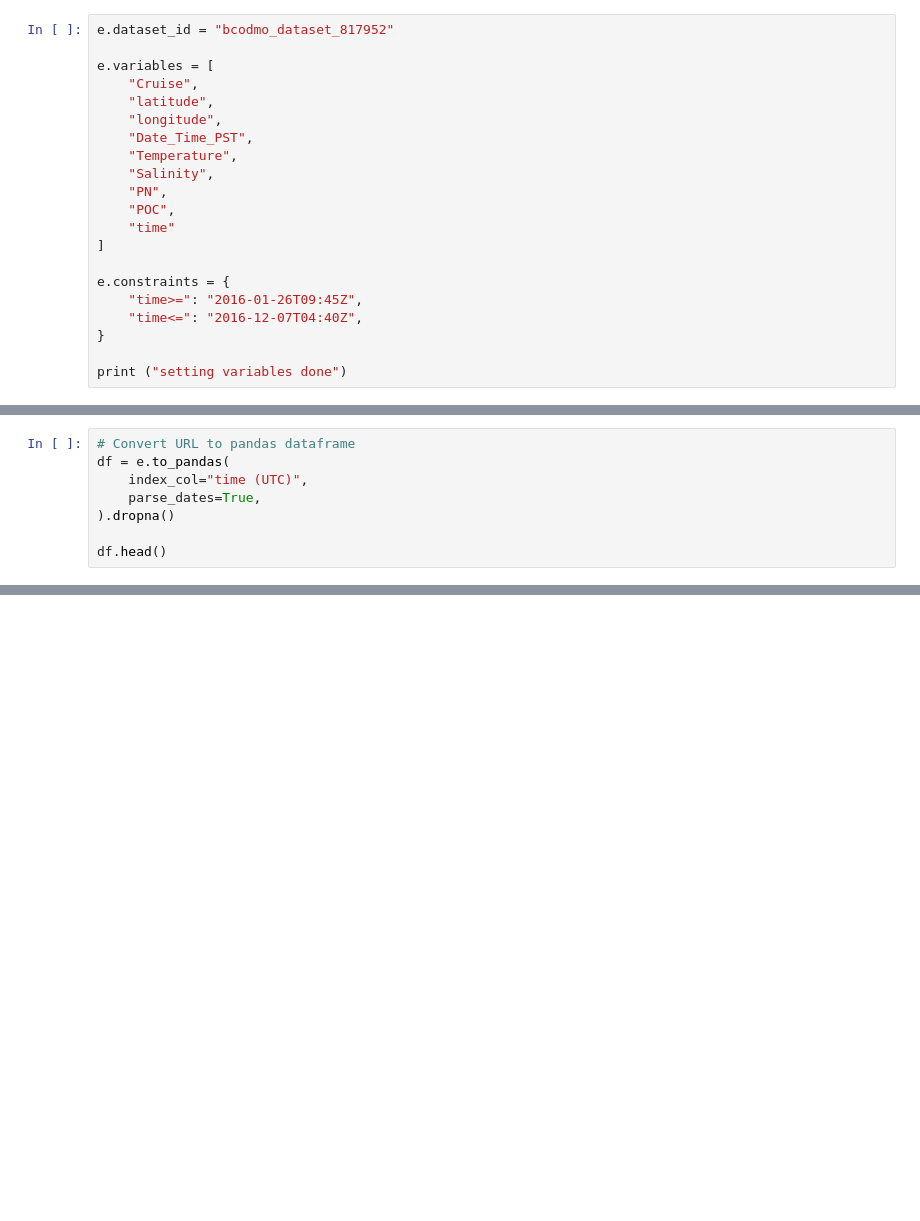
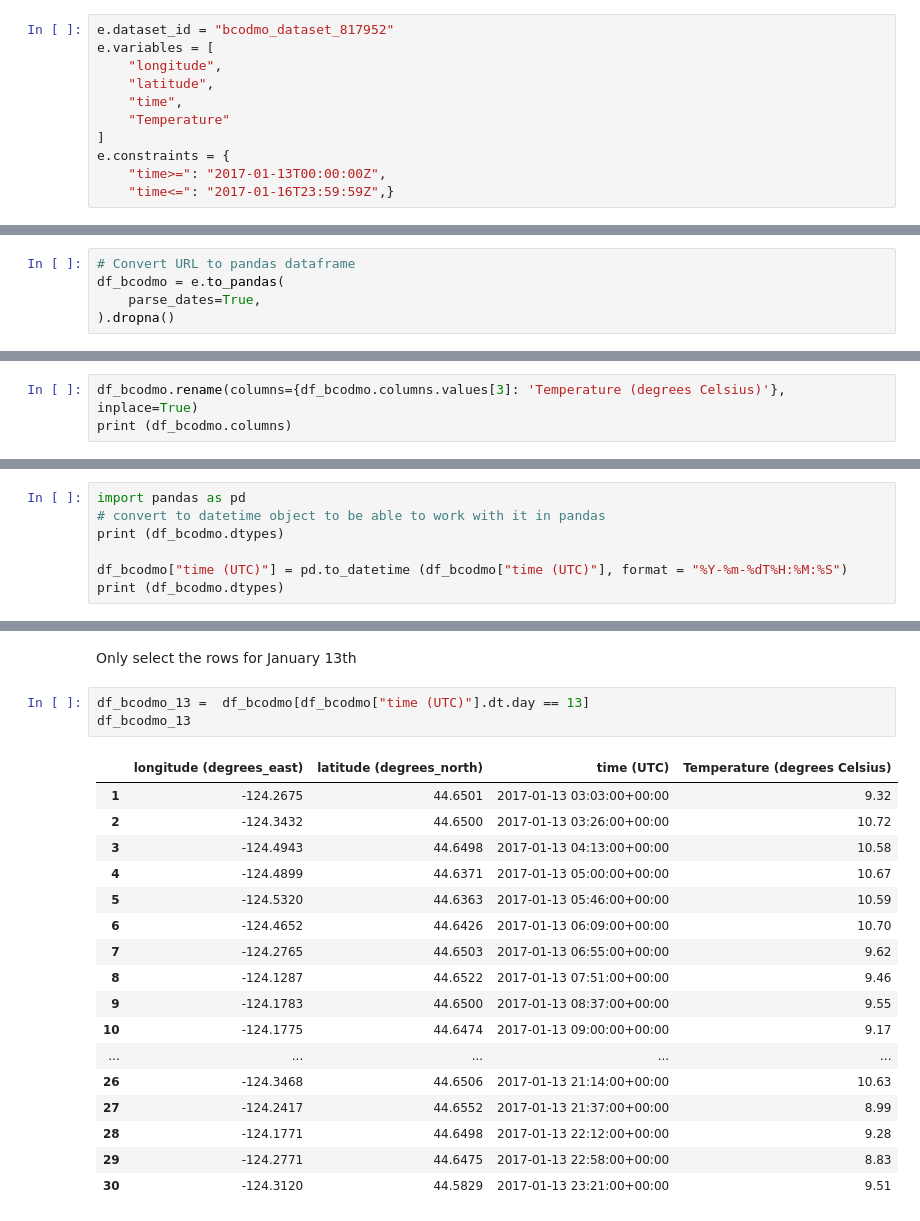
Before and after one commit to k-rns/workshop_data_reuse, a Jupyter notebook: _episodes/04_dataset_directly.ipynb, the cells around one changed output, grey strips where cells are left out. Drawn from its saved outputs; the diff is of its cells as text; blank space fills up the shorter version.

```diff
--- a/_episodes/04_dataset_directly.ipynb
+++ b/_episodes/04_dataset_directly.ipynb
@@ -26,21 +101,11 @@ Step 2: Populate the object with  a dataset id, variables of interest,  and its
 # %%
 e.dataset_id = "bcodmo_dataset_817952"
-
 e.variables = [
-    "Cruise",
+    "longitude",
     "latitude",
-    "longitude",
-    "Date_Time_PST",
-    "Temperature",
-    "Salinity",
-    "PN",
-    "POC",
-    "time"
+    "time",
+    "Temperature"
 ]
-
 e.constraints = {
-    "time>=": "2016-01-26T09:45Z",
-    "time<=": "2016-12-07T04:40Z",
-}
-
-print ("setting variables done")
+    "time>=": "2017-01-13T00:00:00Z",
+    "time<=": "2017-01-16T23:59:59Z",}
@@ -61,8 +123,5 @@ Import the dataset into a pandas dataframe. Import the csvp response with the `.
 # %%
 # Convert URL to pandas dataframe
-df = e.to_pandas(
-    index_col="time (UTC)",
+df_bcodmo = e.to_pandas(
     parse_dates=True,
 ).dropna()
-
-df.head()
@@ -128,0 +149,3 @@ ax.set_xlabel("longitude");
+# %%
+df_bcodmo.rename(columns={df_bcodmo.columns.values[3]: 'Temperature (degrees Celsius)'}, inplace=True)
+print (df_bcodmo.columns)
@@ -128,0 +159,7 @@ ax.set_xlabel("longitude");
+# %%
+import pandas as pd
+# convert to datetime object to be able to work with it in pandas
+print (df_bcodmo.dtypes)
+
+df_bcodmo["time (UTC)"] = pd.to_datetime (df_bcodmo["time (UTC)"], format = "%Y-%m-%dT%H:%M:%S")
+print (df_bcodmo.dtypes)
@@ -128,0 +177,23 @@ ax.set_xlabel("longitude");
+# %% [markdown]
+Only select the rows for January 13th
+# %%
+df_bcodmo_13 =  df_bcodmo[df_bcodmo["time (UTC)"].dt.day == 13]
+df_bcodmo_13
+# %% [output]
+|  | longitude (degrees_east) | latitude (degrees_north) | time (UTC) | Temperature (degrees Celsius) |
+| 1 | -124.2675 | 44.6501 | 2017-01-13 03:03:00+00:00 | 9.32 |
+| 2 | -124.3432 | 44.6500 | 2017-01-13 03:26:00+00:00 | 10.72 |
+| 3 | -124.4943 | 44.6498 | 2017-01-13 04:13:00+00:00 | 10.58 |
+| 4 | -124.4899 | 44.6371 | 2017-01-13 05:00:00+00:00 | 10.67 |
+| 5 | -124.5320 | 44.6363 | 2017-01-13 05:46:00+00:00 | 10.59 |
+| 6 | -124.4652 | 44.6426 | 2017-01-13 06:09:00+00:00 | 10.70 |
+| 7 | -124.2765 | 44.6503 | 2017-01-13 06:55:00+00:00 | 9.62 |
+| 8 | -124.1287 | 44.6522 | 2017-01-13 07:51:00+00:00 | 9.46 |
+| 9 | -124.1783 | 44.6500 | 2017-01-13 08:37:00+00:00 | 9.55 |
+| 10 | -124.1775 | 44.6474 | 2017-01-13 09:00:00+00:00 | 9.17 |
+| ... | ... | ... | ... | ... |
+| 26 | -124.3468 | 44.6506 | 2017-01-13 21:14:00+00:00 | 10.63 |
+| 27 | -124.2417 | 44.6552 | 2017-01-13 21:37:00+00:00 | 8.99 |
+| 28 | -124.1771 | 44.6498 | 2017-01-13 22:12:00+00:00 | 9.28 |
+| 29 | -124.2771 | 44.6475 | 2017-01-13 22:58:00+00:00 | 8.83 |
+| 30 | -124.3120 | 44.5829 | 2017-01-13 23:21:00+00:00 | 9.51 |
```
Also changed, not shown: parts of 35 cells of this notebook, 1 other file.
